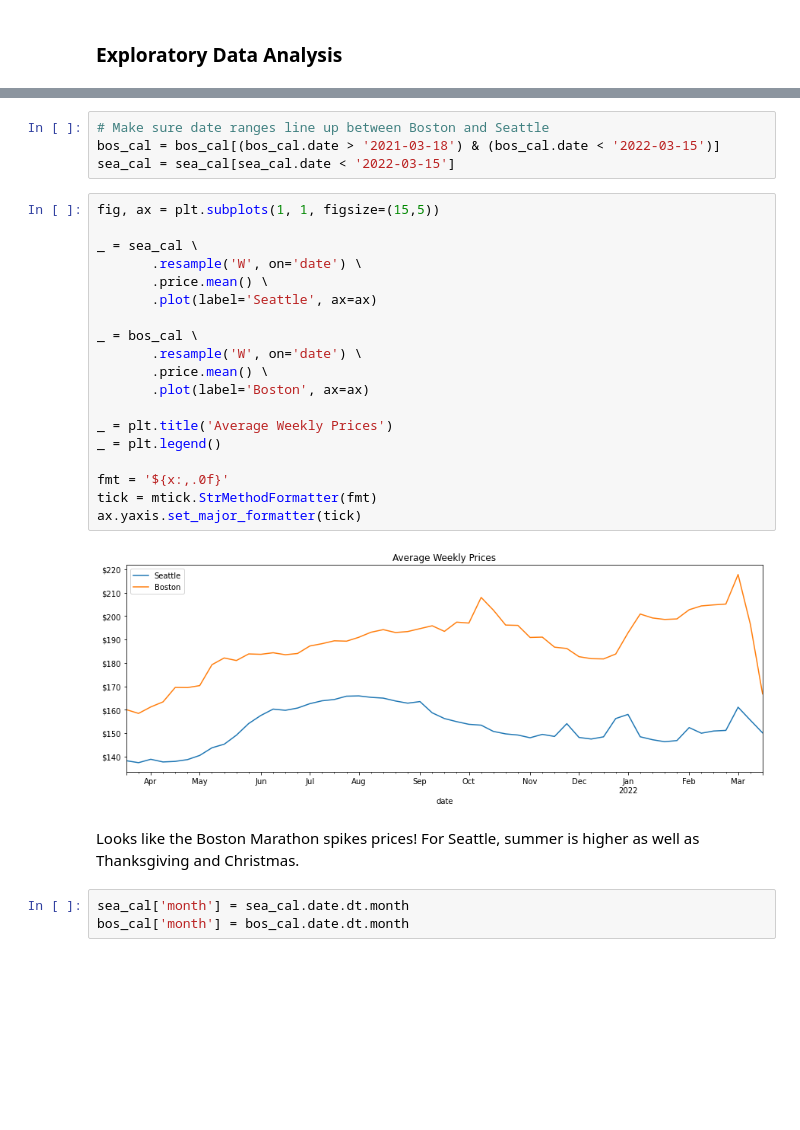
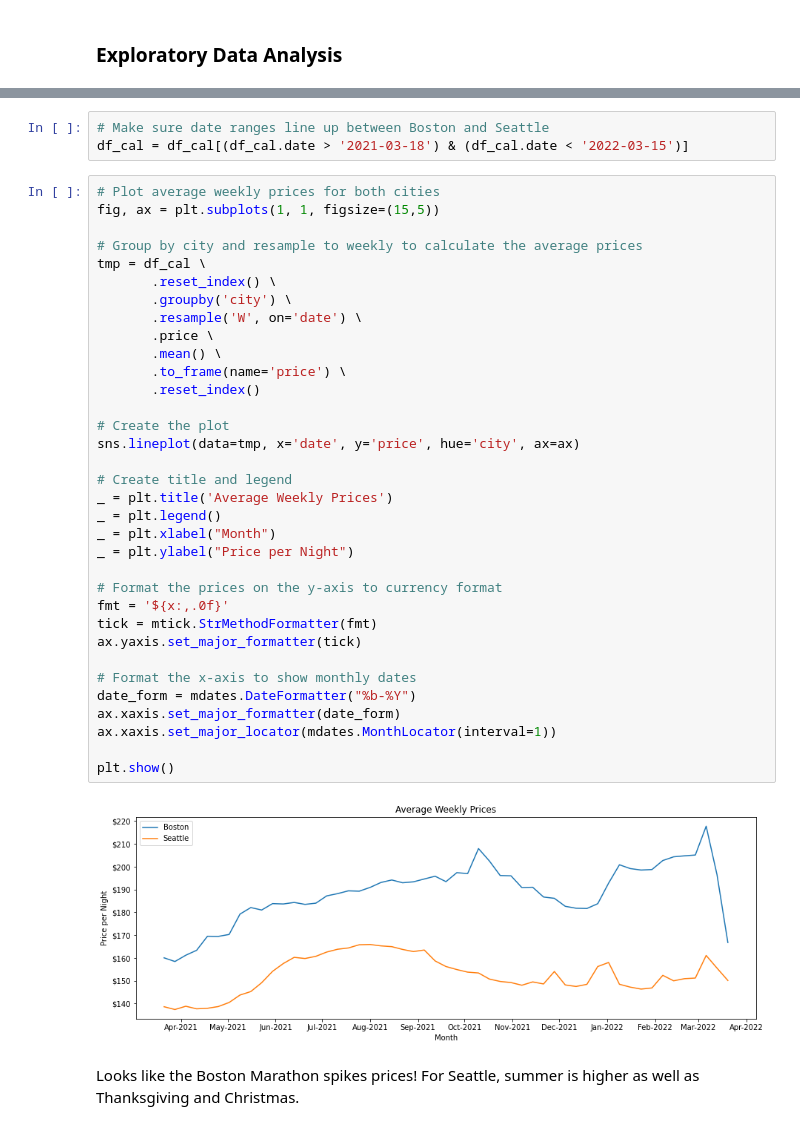
Before and after one commit to nikokydes/Udacity_DS_Proj1, a Jupyter notebook: Project1.ipynb, the cells around one changed output, grey strips where cells are left out. Saved outputs shown, nothing was run; the diff lists cells and outputs as text; blank space fills up the shorter version.

```diff
--- a/Project1.ipynb
+++ b/Project1.ipynb
@@ -243,30 +236,41 @@ Boston date range :  2021-03-12  to  2022-03-31
 # %%
 # Make sure date ranges line up between Boston and Seattle
-bos_cal = bos_cal[(bos_cal.date > '2021-03-18') & (bos_cal.date < '2022-03-15')]
-sea_cal = sea_cal[sea_cal.date < '2022-03-15']
+df_cal = df_cal[(df_cal.date > '2021-03-18') & (df_cal.date < '2022-03-15')]
-# %%
-fig, ax = plt.subplots(1, 1, figsize=(15,5))
-
-_ = sea_cal \
-       .resample('W', on='date') \
-       .price.mean() \
-       .plot(label='Seattle', ax=ax)
-
-_ = bos_cal \
-       .resample('W', on='date') \
-       .price.mean() \
-       .plot(label='Boston', ax=ax)
-
-_ = plt.title('Average Weekly Prices')
-_ = plt.legend()
-
-fmt = '${x:,.0f}'
-tick = mtick.StrMethodFormatter(fmt)
-ax.yaxis.set_major_formatter(tick)
-# %% [output]
-[figure, removed]
+# %%
+# Plot average weekly prices for both cities
+fig, ax = plt.subplots(1, 1, figsize=(15,5))
+
+# Group by city and resample to weekly to calculate the average prices
+tmp = df_cal \
+       .reset_index() \
+       .groupby('city') \
+       .resample('W', on='date') \
+       .price \
+       .mean() \
+       .to_frame(name='price') \
+       .reset_index()
+
+# Create the plot
+sns.lineplot(data=tmp, x='date', y='price', hue='city', ax=ax)
+
+# Create title and legend
+_ = plt.title('Average Weekly Prices')
+_ = plt.legend()
+_ = plt.xlabel("Month")
+_ = plt.ylabel("Price per Night")
+
+# Format the prices on the y-axis to currency format
+fmt = '${x:,.0f}'
+tick = mtick.StrMethodFormatter(fmt)
+ax.yaxis.set_major_formatter(tick)
+
+# Format the x-axis to show monthly dates
+date_form = mdates.DateFormatter("%b-%Y")
+ax.xaxis.set_major_formatter(date_form)
+ax.xaxis.set_major_locator(mdates.MonthLocator(interval=1))
+
+plt.show()
+# %% [output]
+[figure, added]
 # %% [markdown]
 Looks like the Boston Marathon spikes prices!  For Seattle, summer is higher as well as Thanksgiving and Christmas.
-# %%
-sea_cal['month'] = sea_cal.date.dt.month
-bos_cal['month'] = bos_cal.date.dt.month
```
Also changed, not shown: parts of 23 cells of this notebook.
